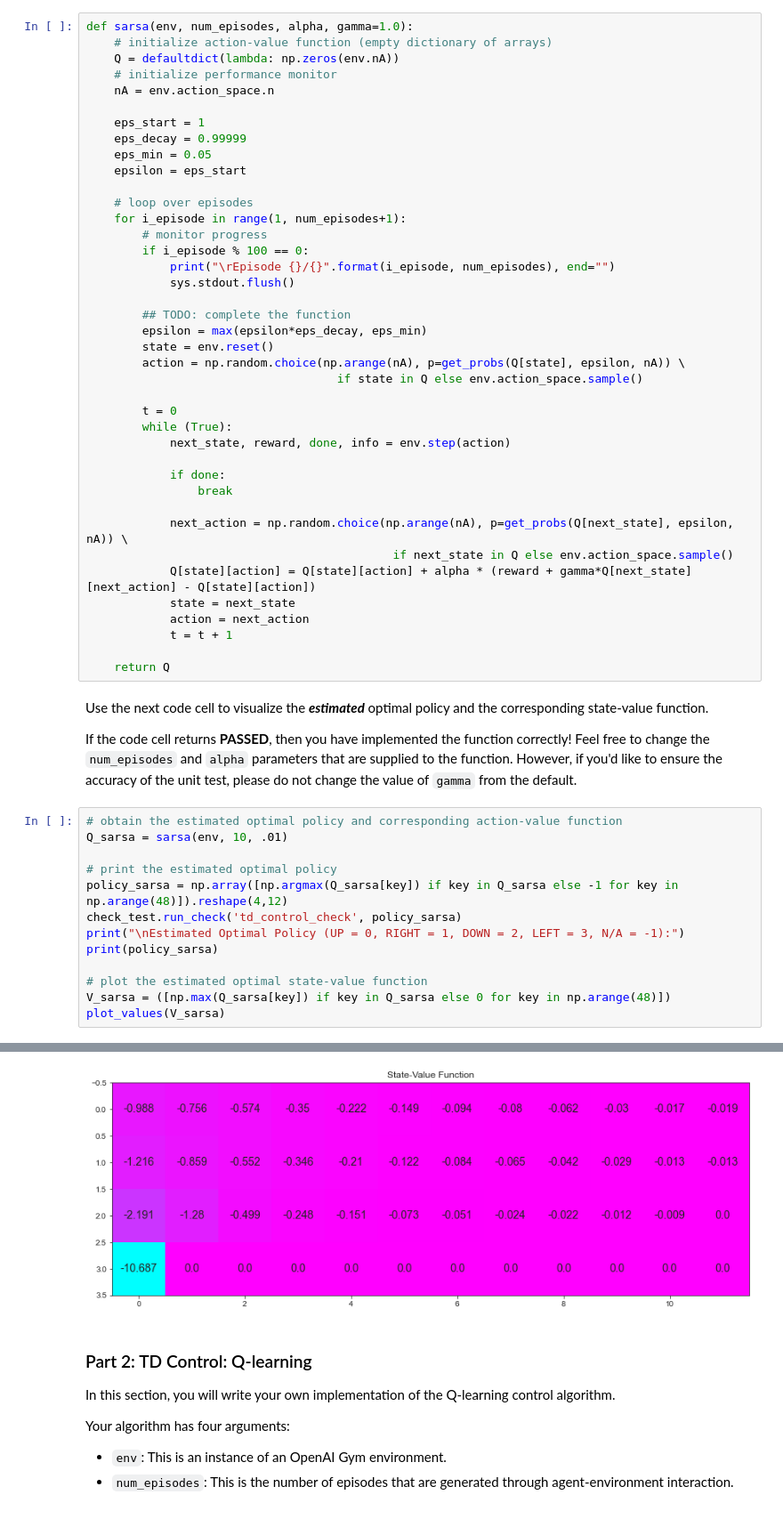
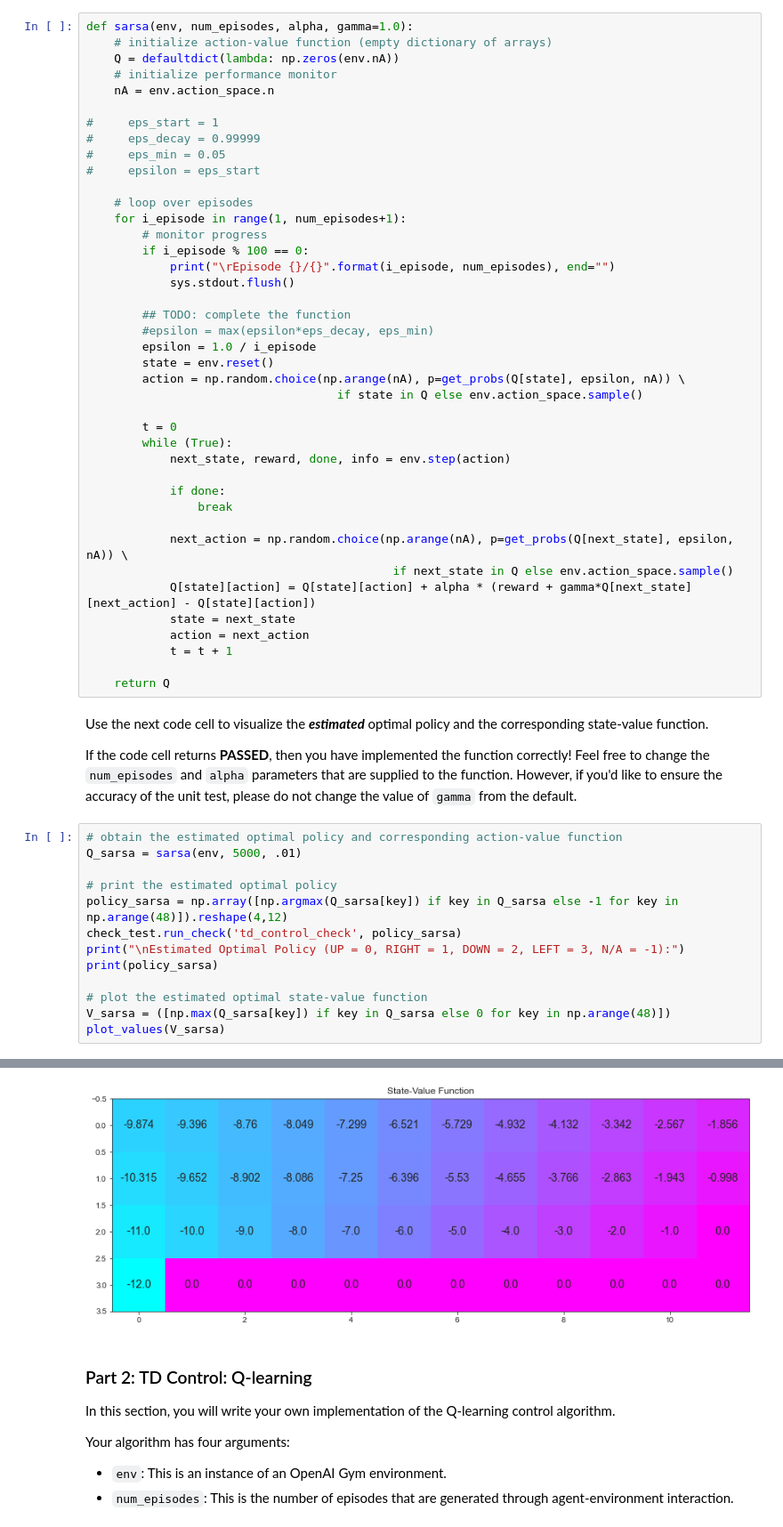
Before and after one commit to happyshawnqian/deep-reinforcement-learning, a Jupyter notebook: temporal-difference/Temporal_Difference.ipynb, the cells around one changed output, grey strips where cells are left out. Shown: that part at 89% size. Drawn from its saved outputs; the diff is of its cells as text.

Commit message:
feat: sarsa second try

```diff
--- a/temporal-difference/Temporal_Difference.ipynb
+++ b/temporal-difference/Temporal_Difference.ipynb
@@ -94,10 +94,10 @@ def sarsa(env, num_episodes, alpha, gamma=1.0):
     # initialize performance monitor
     nA = env.action_space.n
 
-    eps_start = 1
-    eps_decay = 0.99999
-    eps_min = 0.05
-    epsilon = eps_start
+#     eps_start = 1
+#     eps_decay = 0.99999
+#     eps_min = 0.05
+#     epsilon = eps_start
 
     # loop over episodes
     for i_episode in range(1, num_episodes+1):
@@ -107,7 +107,8 @@ def sarsa(env, num_episodes, alpha, gamma=1.0):
             sys.stdout.flush()
 
         ## TODO: complete the function
-        epsilon = max(epsilon*eps_decay, eps_min)
+        #epsilon = max(epsilon*eps_decay, eps_min)
+        epsilon = 1.0 / i_episode
         state = env.reset()
         action = np.random.choice(np.arange(nA), p=get_probs(Q[state], epsilon, nA)) \
                                     if state in Q else env.action_space.sample()
@@ -133,7 +134,7 @@ Use the next code cell to visualize the **_estimated_** optimal policy and the c
 If the code cell returns **PASSED**, then you have implemented the function correctly!  Feel free to change the `num_episodes` and `alpha` parameters that are supplied to the function.  However, if you'd like to ensure the accuracy of the unit test, please do not change the value of `gamma` from the default.
 # %%
 # obtain the estimated optimal policy and corresponding action-value function
-Q_sarsa = sarsa(env, 10, .01)
+Q_sarsa = sarsa(env, 5000, .01)
 
 # print the estimated optimal policy
 policy_sarsa = np.array([np.argmax(Q_sarsa[key]) if key in Q_sarsa else -1 for key in np.arange(48)]).reshape(4,12)
@@ -154,4 +156,4 @@ Estimated Optimal Policy (UP = 0, RIGHT = 1, DOWN = 2, LEFT = 3, N/A = -1):
-[figure, old version]
+[figure, new version]
 # %% [markdown]
 ### Part 2: TD Control: Q-learning
 
```
Also changed, not shown: parts of 1 cell of this notebook.
